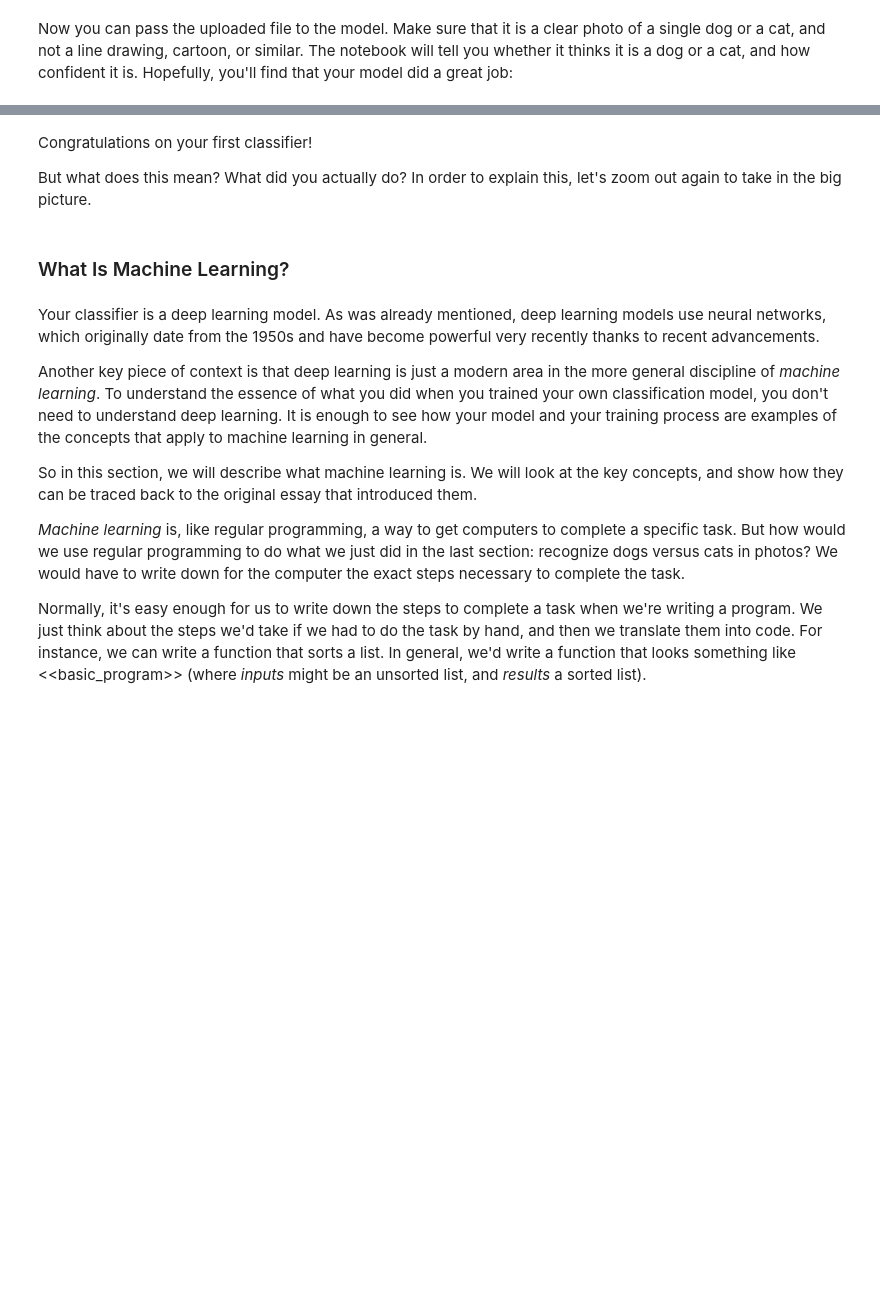
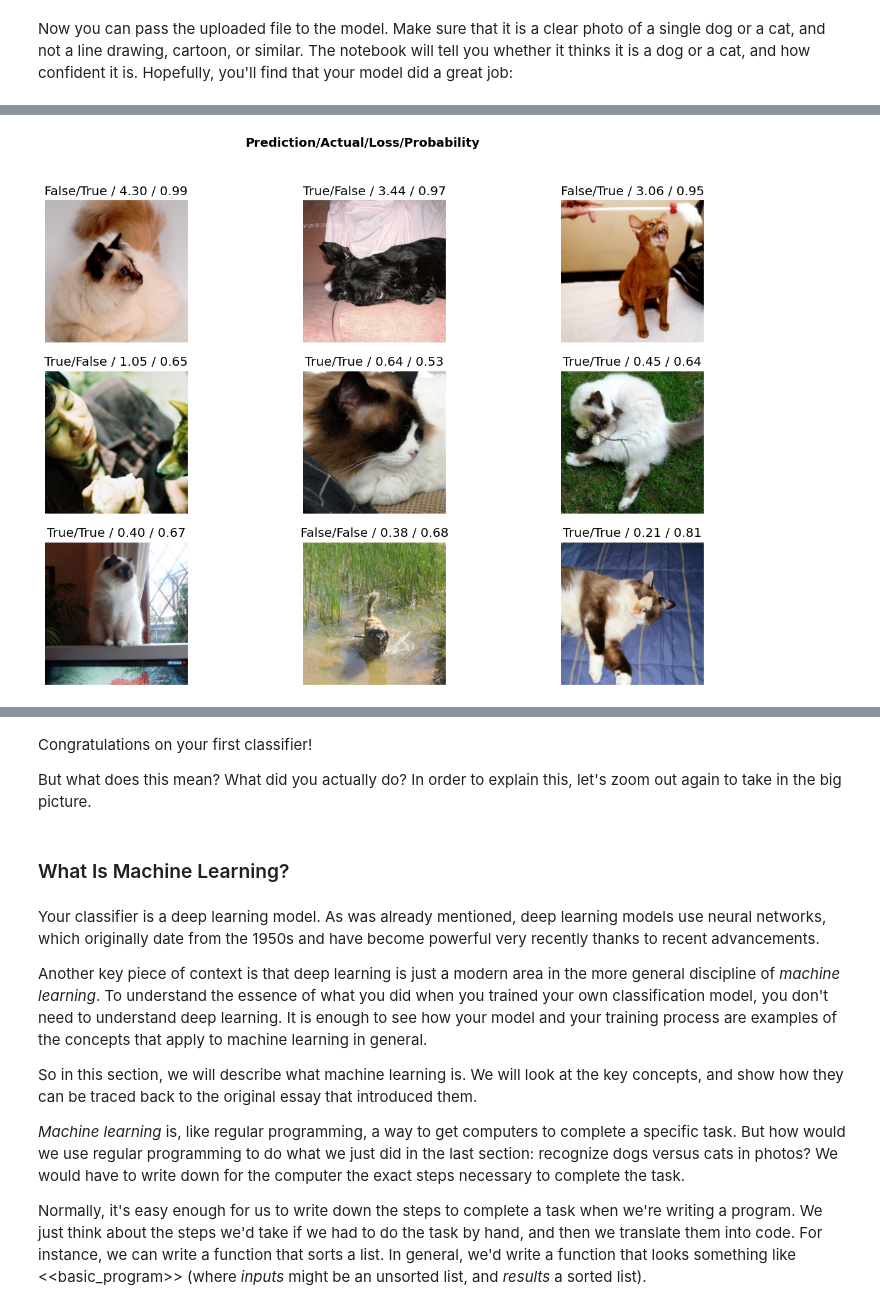
Before and after one commit to Cesc-Fran/deep_learning_intro, a Jupyter notebook: fastai_dl_course/01_intro.ipynb, the cells around one changed output, grey strips where cells are left out. Cells and saved outputs as stored; diff of their text form; code cells hidden in the pictures; blank space fills up the shorter version.

Commit message:
Créé à l'aide de Colab, modif avec interpretation à partir du cours

```diff
--- a/fastai_dl_course/01_intro.ipynb
+++ b/fastai_dl_course/01_intro.ipynb
@@ -318,0 +336,4 @@ img.to_thumb(192)
+# %%
+# Interpretation
+
+interp = Interpretation.from_learner(learn)
@@ -318,0 +342,3 @@ img.to_thumb(192)
+# %%
+interp.plot_top_losses(9, figsize=(15,10))
+# %% [output]
@@ -318,0 +346 @@ img.to_thumb(192)
+[figure, added]
```
Also changed, not shown: parts of 16 cells of this notebook.
